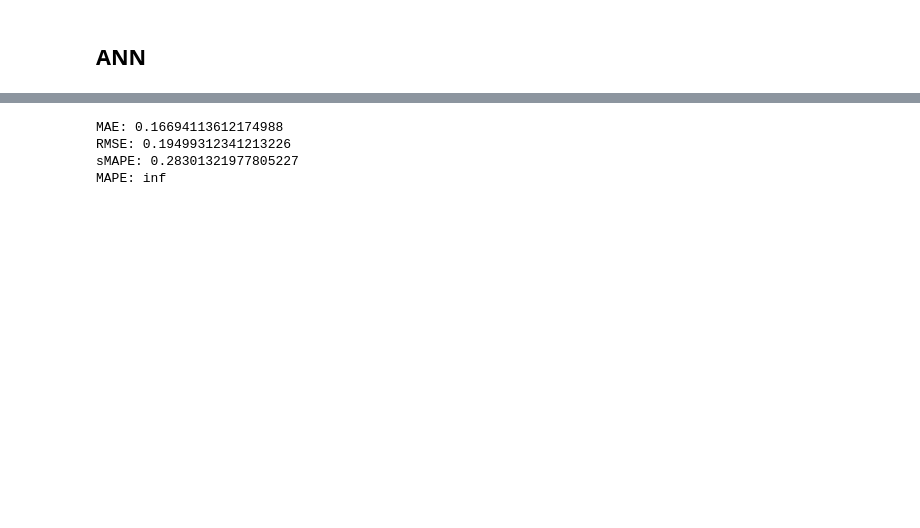
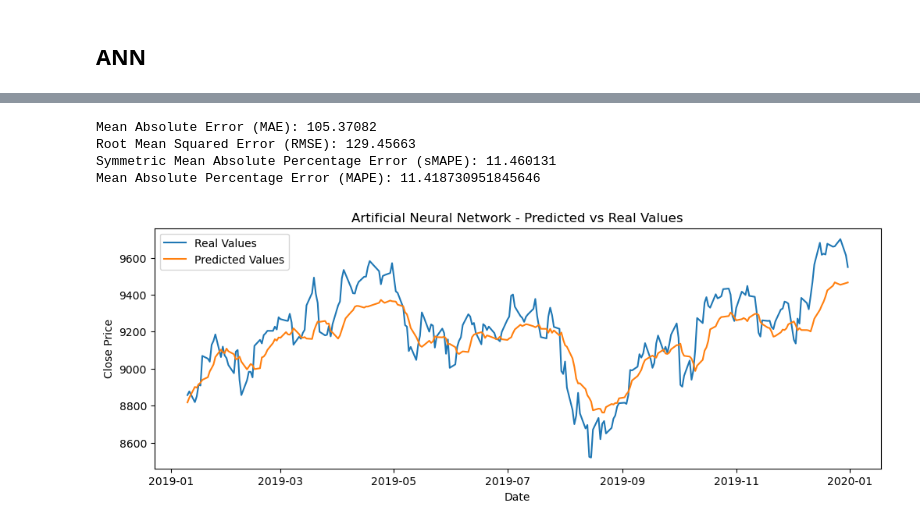
Before and after one commit to hamidreza-rhz/Technical-Analysis-ML-Strategy-Optimization, a Jupyter notebook: main.ipynb, the cells around one changed output, grey strips where cells are left out. Saved outputs shown, nothing was run; the diff lists cells and outputs as text; code cells hidden in the pictures; blank space fills up the shorter version.

```diff
--- a/main.ipynb
+++ b/main.ipynb
@@ -176,0 +170,11 @@ y_train = torch.stack(target_sequences).to(device)
+# %%
+# creating x_train, y_train, x_test and y_test data
+x_train = split_data_x(train_data_scaled, time_window)
+y_train = split_data_y(train_data_scaled, time_window)
+x_test = split_data_x(test_data_scaled, time_window)
+y_test = split_data_y(test_data, time_window)
+# %%
+x_train = torch.from_numpy(x_train).type(torch.Tensor)
+y_train = torch.from_numpy(y_train).type(torch.Tensor)
+x_test = torch.from_numpy(x_test).type(torch.Tensor)
+y_test = torch.from_numpy(y_test).type(torch.Tensor)
@@ -177,8 +188,8 @@ y_train = torch.stack(target_sequences).to(device)
 # %%
 # Define the model
-input_size = x_train.size(-1)
+input_size = x_train.shape[1]
 output_size = 1
-model = ANN(input_size, hidden_size, output_size).to(device)
+model = ANN(input_size, hidden_size, output_size)
 
 # Define the loss function and optimizer
 criterion = nn.MSELoss()
@@ -214,17 +223,45 @@ y_train = y_train.cpu().detach().numpy()
-# %%
-# Calculate metrics
-mae = mean_absolute_error(y_train, predicted_data)
-rmse = mean_squared_error(y_train, predicted_data, squared=False)
-smape = 2 * mae / (np.abs(y_train) + np.abs(predicted_data)).mean()
-mape = np.abs((y_train - predicted_data) / y_train).mean()
-
-# Print the metrics
-print(f'MAE: {mae}')
-print(f'RMSE: {rmse}')
-print(f'sMAPE: {smape}')
-print(f'MAPE: {mape}')
-# %% [output]
-MAE: 0.16694113612174988
-RMSE: 0.19499312341213226
-sMAPE: 0.28301321977805227
-MAPE: inf
+# %%
+# Compute predictions on the test data
+y_pred = model(x_test)
+
+# Reshape the y_pred array to match the shape of the original data
+y_pred = y_pred.detach().numpy().reshape(-1, 1)
+
+temp = scaler.fit_transform(test_data[['Close']])
+
+y_pred = scaler.inverse_transform(y_pred)
+
+y_test = y_test.detach().numpy()
+# %%
+# Calculate the mean absolute error (MAE)
+mae = mean_absolute_error(y_test, y_pred)
+print('Mean Absolute Error (MAE):', mae)
+
+# Calculate the root mean squared error (RMSE)
+rmse = np.sqrt(mean_squared_error(y_test, y_pred))
+print('Root Mean Squared Error (RMSE):', rmse)
+
+# Calculate the symmetric mean absolute percentage error (sMAPE)
+smape = np.mean(np.abs((y_test - y_pred) / (np.abs(y_test) + np.abs(y_pred))) * 2000)
+print('Symmetric Mean Absolute Percentage Error (sMAPE):', smape)
+
+# Calculate the mean absolute percentage error (MAPE)
+mape = np.mean(np.abs((y_test - y_pred) / y_test)) * 1000
+print('Mean Absolute Percentage Error (MAPE):', mape)
+# %% [output]
+Mean Absolute Error (MAE): 105.37082
+Root Mean Squared Error (RMSE): 129.45663
+Symmetric Mean Absolute Percentage Error (sMAPE): 11.460131
+Mean Absolute Percentage Error (MAPE): 11.418730951845646
+# %%
+# Plotting the predicted values and real values
+plt.figure(figsize=(12, 4))
+plt.plot(test_data.iloc[time_window:].index, y_test, label='Real Values')
+plt.plot(test_data.iloc[time_window:].index, y_pred, label='Predicted Values')
+plt.xlabel('Date')
+plt.ylabel('Close Price')
+plt.title('Artificial Neural Network - Predicted vs Real Values')
+plt.legend()
+plt.show()
+# %% [output]
+[figure, added]
```
Also changed, not shown: parts of 23 cells of this notebook.
